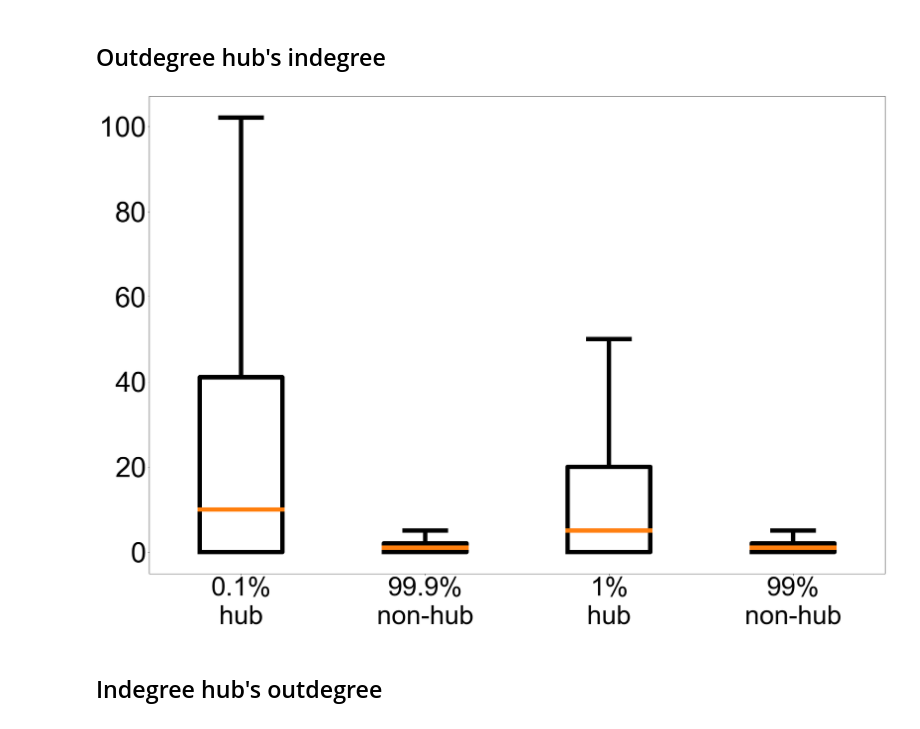
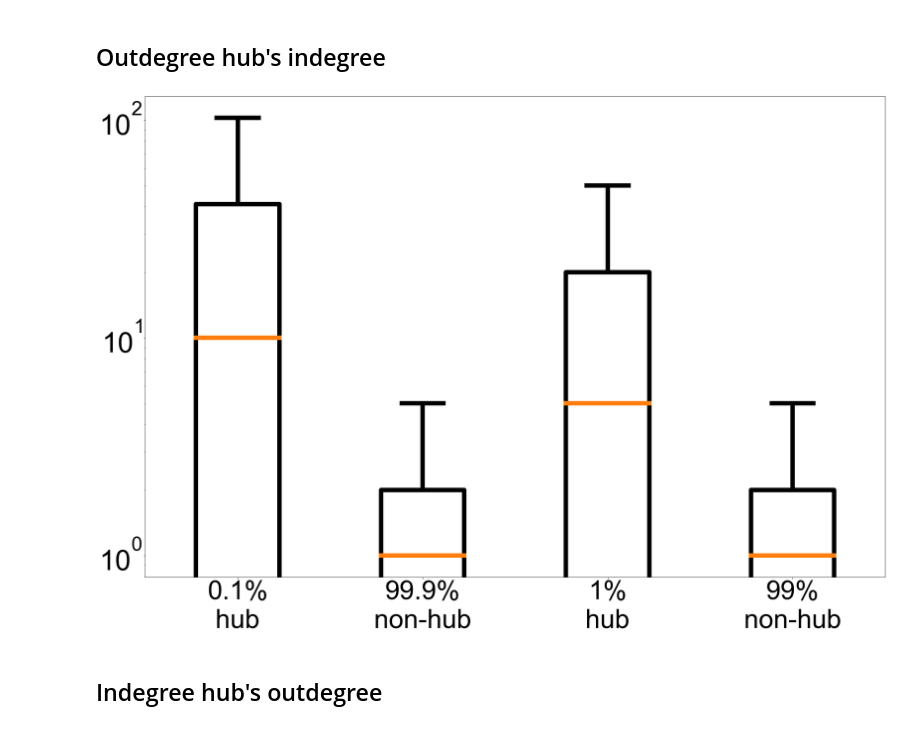
Before and after one commit to tr0up2r/plotting-and-graph-analysis, a Jupyter notebook: figure/boxplot.ipynb, the cells around one changed output. Cells and saved outputs as stored; diff of their text form; code cells hidden in the pictures.

```diff
--- a/figure/boxplot.ipynb
+++ b/figure/boxplot.ipynb
@@ -13,8 +13,42 @@ from matplotlib.ticker import MaxNLocator
 # %%
 # font 설정.
 plt.rcParams.update({'font.family':'Arial'})
+# %%
+# sql list를 받아 해당 select문 results return.
+def get_result_list(sql_list, column_name):
+    # pymysql을 이용한 db connection.
+    connection = cn.make_connection('../custom_library/connection.csv')
+
+    cursors = []
+    sqls = []
+    results = []
+    result_list = []
+    length = len(sql_list)
+
+    for i in range(length):
+        cursors.append(connection.cursor(pymysql.cursors.DictCursor))
+
+    for sql in sql_list:
+        sqls.append(sql)
+
+    for i in range(length):
+        cursors[i].execute(sqls[i])
+        # result가 dict 형태로 return.
+        results.append(cursors[i].fetchall())
+
+    connection.close()
+
+    for i in range(length):
+        results[i] = pd.DataFrame(results[i])
+        # decimal을 float형으로 형 변환.
+        results[i] = results[i].apply(pd.to_numeric, downcast='float')
+        result_list.append(list(np.array(results[i][column_name].tolist())))
+
+    return result_list
 # %%
-def draw_boxplot_for_hub(result_list, title, xlabel, ylabel, xlist, xticks_fontsize, yticks_fontsize, median_color='#ff7f0e', log_scale=True):
+def draw_boxplot_for_hub(sql_list, title, xlabel, ylabel, xlist, xticks_fontsize, yticks_fontsize, median_color='#ff7f0e', log_scale=True):
+    result_list = get_result_list(sql_list, ylabel)
+
     if median_color == 'black':
         title = title + '_median_black'
 
@@ -167,7 +173,14 @@ xlabel = [f"0.1%{newline}hub", f"99.9%{newline}non-hub", f"1%{newline}hub", f"99
+# %%
+sql_list = ['select indegree from nodes where top_k_outdegree = 0.1;',
+           'select indegree from nodes where top_k_outdegree > 0.1;',
+           'select indegree from nodes where top_k_outdegree <= 1;',
+           'select indegree from nodes where top_k_outdegree > 1;']
+newline = '\n'
+xlabel = [f"0.1%{newline}hub", f"99.9%{newline}non-hub", f"1%{newline}hub", f"99%{newline}non-hub"]
 # %%
-draw_boxplot_for_hub(result_list, "boxplot_indegree_of_outdegree_hub_non_hub", xlabel, 'indegree', [1, 2, 3, 4], xticks_fontsize=60, yticks_fontsize=64, log_scale=False)
+draw_boxplot_for_hub(sql_list, "boxplot_indegree_of_outdegree_hub_non_hub", xlabel, 'indegree', [1, 2, 3, 4], xticks_fontsize=60, yticks_fontsize=64, log_scale=True)
 # %% [output]
-[figure, old version]
+[figure, new version]
 # %% [markdown]
 ## Indegree hub's outdegree
 # %%
```
Also changed, not shown: parts of 15 cells of this notebook, 1 other file.
